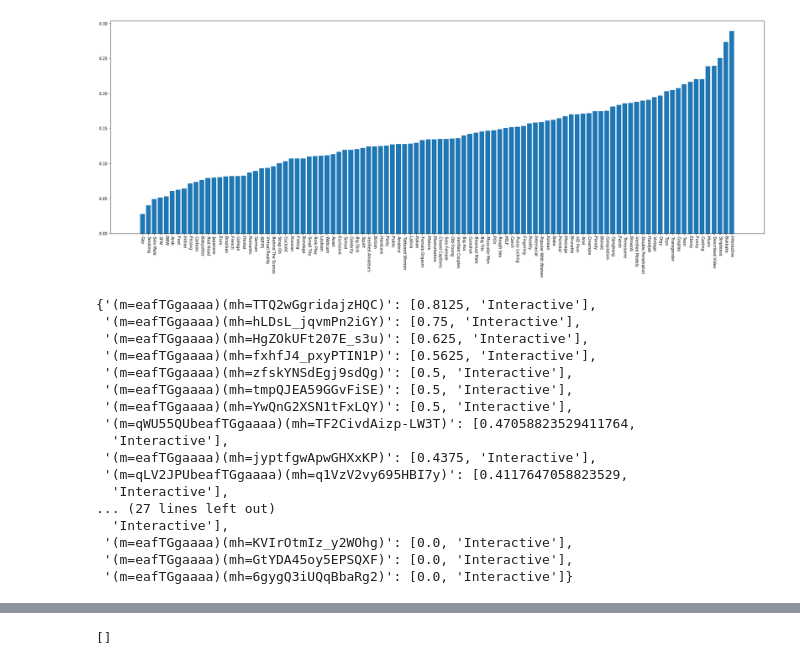
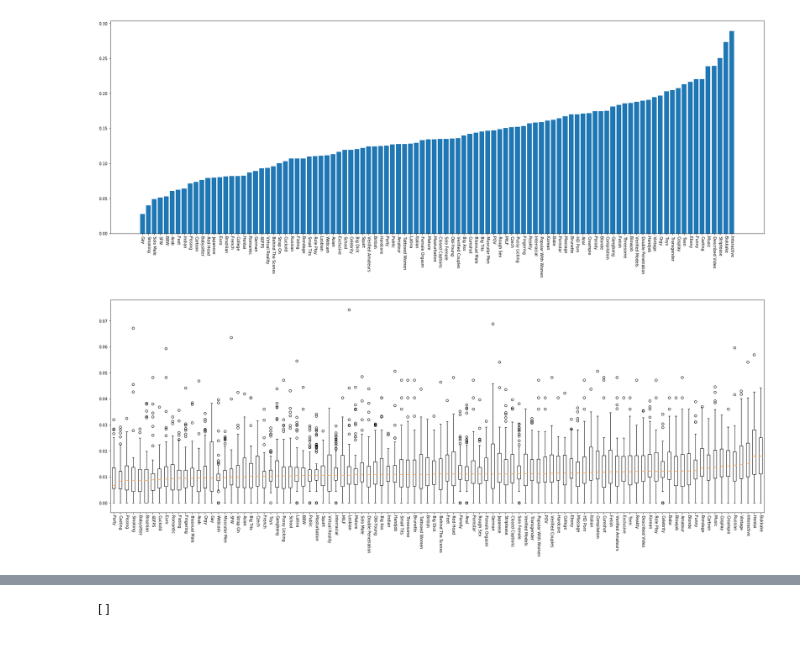
Before and after one commit to boldwren/eye-tracking, a Jupyter notebook: eye-contact.ipynb, the cells around one changed output, grey strips where cells are left out. Saved outputs shown, nothing was run; the diff lists cells and outputs as text; code cells hidden in the pictures.

```diff
--- a/eye-contact.ipynb
+++ b/eye-contact.ipynb
@@ -242,3 +228,31 @@ def face_score_for_file(filename):
+# %%
+def all_valid(face, shape):
+    y, x, *_channels = shape
+    return all((0 < point.x < x and 0 < point.y < y) for point in face.parts())
+
+@lru_cache(maxsize=1000_000)
+def get_shape(filename):
+    net = initOpenCVDnn()
+    img = cv2.imread(filename)
+    return img.shape
+
+def max_face_size(faces, shape):
+    max_size = 0
+    for face in faces:
+        if not all_valid(face, shape):
+            continue
+        parts = face.parts()
+        size = 0
+        size += dlib.length(parts[1] - parts[17])
+        size += dlib.length(parts[2] - parts[16])
+        size += dlib.length(parts[3] - parts[15])
+        max_size = max([size, max_size])
+    return max_size
+
+@lru_cache(maxsize=1000_000)
+def face_score_for_file(filename):
+    (y, x, *_channels) = shape = get_shape(filename)
+    return max_face_size(detect_with_fallbacks(filename), shape) / (y + x)
 # %%
 def detected_filename(filename):
     return filename\
@@ -670,7 +499,7 @@ def get_hit_per_video_per_category():
         thumbname = filename.rsplit('/')[-1]
         videoname = thumbname.rsplit(')', 1)[0] + ')'
         videos = videos_by_category.setdefault(category, {})
-        counts = videos.setdefault(videoname, {"hit": 0, "total": 0, "size": 0})
+        counts = videos.setdefault(videoname, {"hit": 0, "total": 0, "sizes": []})
         counts["total"] += 1
 
     for filename in get_face_filenames():
@@ -678,44 +507,48 @@ def get_hit_per_video_per_category():
         thumbname = filename.rsplit('/')[-1]
         videoname = thumbname.rsplit(')', 1)[0] + ')'
         videos = videos_by_category.setdefault(category, {})
-        counts = videos.setdefault(videoname, {"hit": 0, "total": 0, "size": 0})
+        counts = videos.setdefault(videoname, {"hit": 0, "total": 0, "sizes": []})
         counts["hit"] += 1
-        counts['size'] += face_score_for_file(filename)
+        counts['sizes'].append(face_score_for_file(filename))
     return videos_by_category
 
 def get_stats_per_category():
     stats_by_category = {}
     videos_by_category = get_hit_per_video_per_category()
     for category, videos in videos_by_category.items():
         stats = [
-            counts["size"] / counts["total"]
+            size / counts["total"]
             for counts in videos.values()
-            if counts["total"] > 10
+                if counts["total"] > 10
+                    for size in counts["sizes"]
         ]
         stats_by_category[category] = stats
+#     print(sorted([(t['size'], k) for (k, t) in videos_by_category['Behind The Scenes'].items()]))
 
     stats_by_category = {
         category: values
         for (_, values, category) in
         sorted([
-            (sum(values)/len(values), values, category) for (category, values) in stats_by_category.items()
+            (numpy.median(values), values, category) for (category, values) in stats_by_category.items()
         ])
     }
     return stats_by_category
 
 def box_plot_of_hit_per_video_per_category():
     fig = pyplot.figure(figsize=(30,10))
     ax = fig.subplots()
 
 
     stats = get_stats_per_category()
     ax.boxplot(stats.values(), labels=stats.keys())
     locs, labels = pyplot.xticks()
     pyplot.xticks(locs, labels, rotation=-90)
 
 
 
 box_plot_of_hit_per_video_per_category()
+# %% [output]
+[figure, added]
 # %%
 def get_best_videos(category):
     stats = get_hit_per_video_per_category()
@@ -723,7 +556,7 @@ def get_best_videos(category):
     for cat, videos in stats.items():
         for name, counts in videos.items():
             if counts["total"] > 10 and (category is None or cat == category):
-                flat.setdefault(name, []).extend([counts["hit"] / counts["total"], cat])
+                flat.setdefault(name, []).extend([sum(counts["sizes"]) / counts["total"], cat])
 
     return {
         name: score
@@ -734,25 +567,7 @@ def get_best_videos(category):
         )
     }
 
-# get_best_videos('Interactive')
+# get_best_videos('Behind The Scenes')
-# %% [output]
-{'(m=eafTGgaaaa)(mh=TTQ2wGgridajzHQC)': [0.8125, 'Interactive'],
- '(m=eafTGgaaaa)(mh=hLDsL_jqvmPn2iGY)': [0.75, 'Interactive'],
- '(m=eafTGgaaaa)(mh=HgZOkUFt207E_s3u)': [0.625, 'Interactive'],
- '(m=eafTGgaaaa)(mh=fxhfJ4_pxyPTIN1P)': [0.5625, 'Interactive'],
- '(m=eafTGgaaaa)(mh=zfskYNSdEgj9sdQg)': [0.5, 'Interactive'],
- '(m=eafTGgaaaa)(mh=tmpQJEA59GGvFiSE)': [0.5, 'Interactive'],
- '(m=eafTGgaaaa)(mh=YwQnG2XSN1tFxLQY)': [0.5, 'Interactive'],
- '(m=qWU55QUbeafTGgaaaa)(mh=TF2CivdAizp-LW3T)': [0.47058823529411764,
-  'Interactive'],
- '(m=eafTGgaaaa)(mh=jyptfgwApwGHXxKP)': [0.4375, 'Interactive'],
- '(m=qLV2JPUbeafTGgaaaa)(mh=q1VzV2vy695HBI7y)': [0.4117647058823529,
-  'Interactive'],
-... (27 lines left out)
-  'Interactive'],
- '(m=eafTGgaaaa)(mh=KVIrOtmIz_y2WOhg)': [0.0, 'Interactive'],
- '(m=eafTGgaaaa)(mh=GtYDA45oy5EPSQXF)': [0.0, 'Interactive'],
- '(m=eafTGgaaaa)(mh=6gygQ3iUQqBbaRg2)': [0.0, 'Interactive']}
 # %%
 import sys
 './youtube-dl/' in sys.path or sys.path.append('./youtube-dl/')
```
Also changed, not shown: parts of 14 cells of this notebook.
